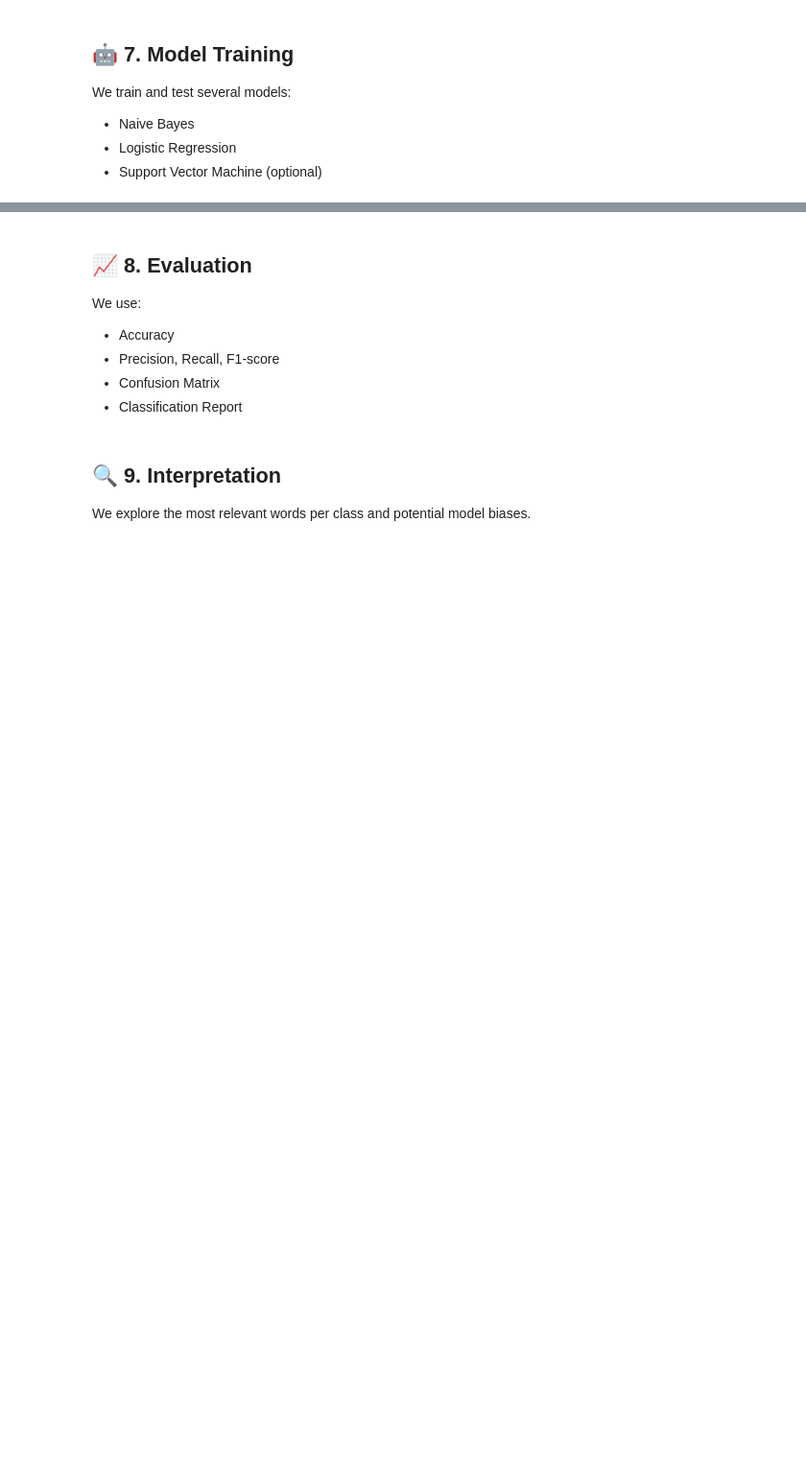
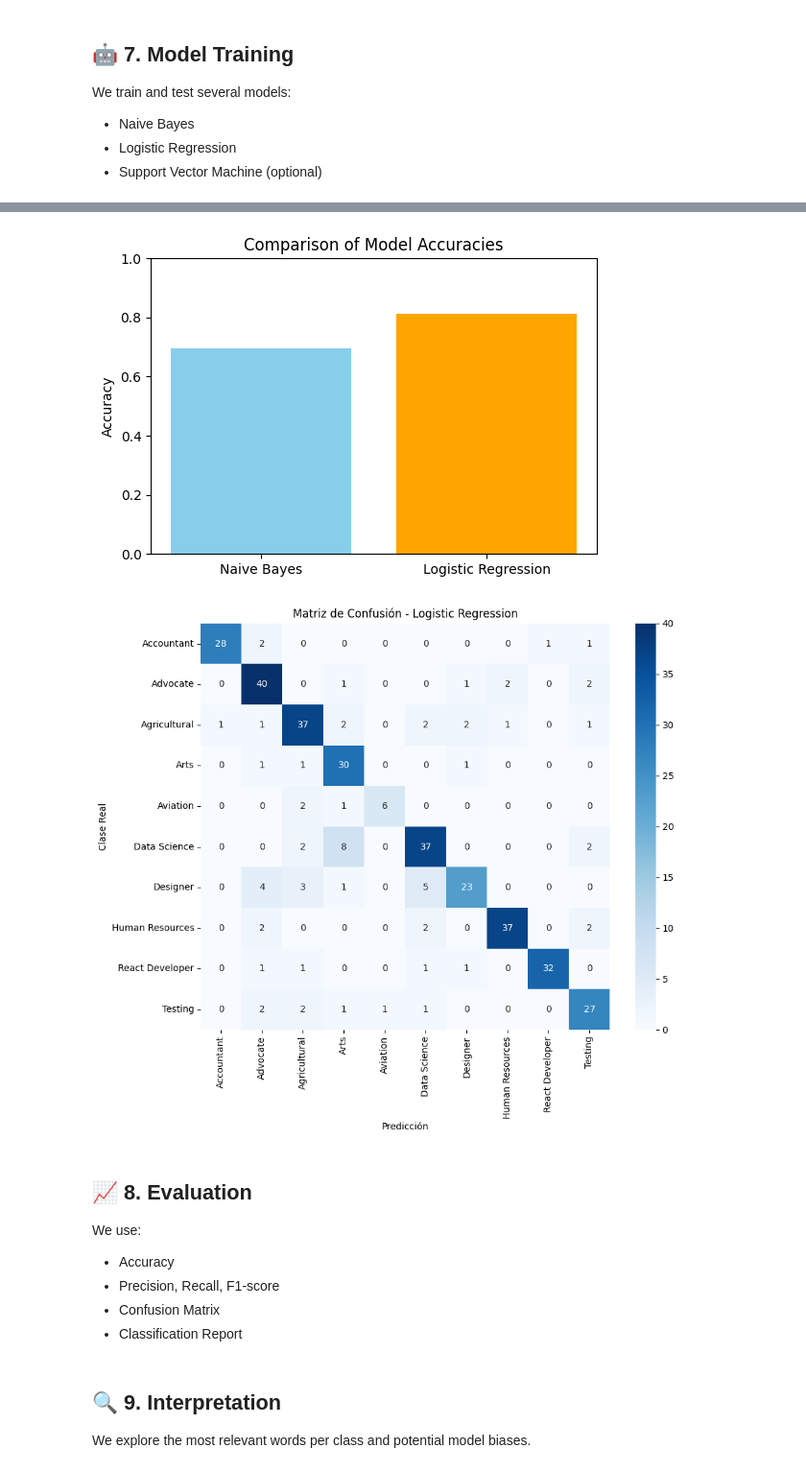
Before and after one commit to Edelan89/Resume_Classifier_with_NLP, a Jupyter notebook: Resume_Classifier_with_NLP.ipynb, the cells around one changed output, grey strips where cells are left out. Shown at 96% size. Drawn from its saved outputs; the diff is of its cells as text; code cells hidden in the pictures; blank space fills up the shorter version.

```diff
--- a/Resume_Classifier_with_NLP.ipynb
+++ b/Resume_Classifier_with_NLP.ipynb
@@ -435,3 +604,39 @@ We train and test several models:
+# %%
+# Compare the two models by graphing
+import matplotlib.pyplot as plt
+import seaborn as sns
+from sklearn.metrics import classification_report, confusion_matrix
+import pandas as pd
+
+# Previus results
+accuracy_nb = 0.6959
+accuracy_lr = 0.8137
+
+# Comparetive between the accuracies
+plt.figure(figsize=(6,4))
+plt.bar(['Naive Bayes', 'Logistic Regression'], [accuracy_nb, accuracy_lr], color=['skyblue', 'orange'])
+plt.ylabel('Accuracy')
+plt.title('Comparison of Model Accuracies')
+plt.ylim(0, 1)
+plt.show()
+
+# === 2. Matriz de confusión para Logistic Regression ===
+# Generamos matriz
+cm = confusion_matrix(y_test, y_pred_log, labels=log_reg.classes_)
+
+# Creamos un DataFrame para que seaborn lo maneje mejor
+cm_df = pd.DataFrame(cm, index=log_reg.classes_, columns=log_reg.classes_)
+
+# Graficamos la matriz
+plt.figure(figsize=(10, 8))
+sns.heatmap(cm_df, annot=True, fmt='d', cmap='Blues')
+plt.ylabel('Clase Real')
+plt.xlabel('Predicción')
+plt.title('Matriz de Confusión - Logistic Regression')
+plt.show()
+# %% [output]
+[figure, added]
+[figure, added]
 # %% [markdown]
 ## 📈 8. Evaluation
 
```
Also changed, not shown: parts of 10 cells of this notebook.
